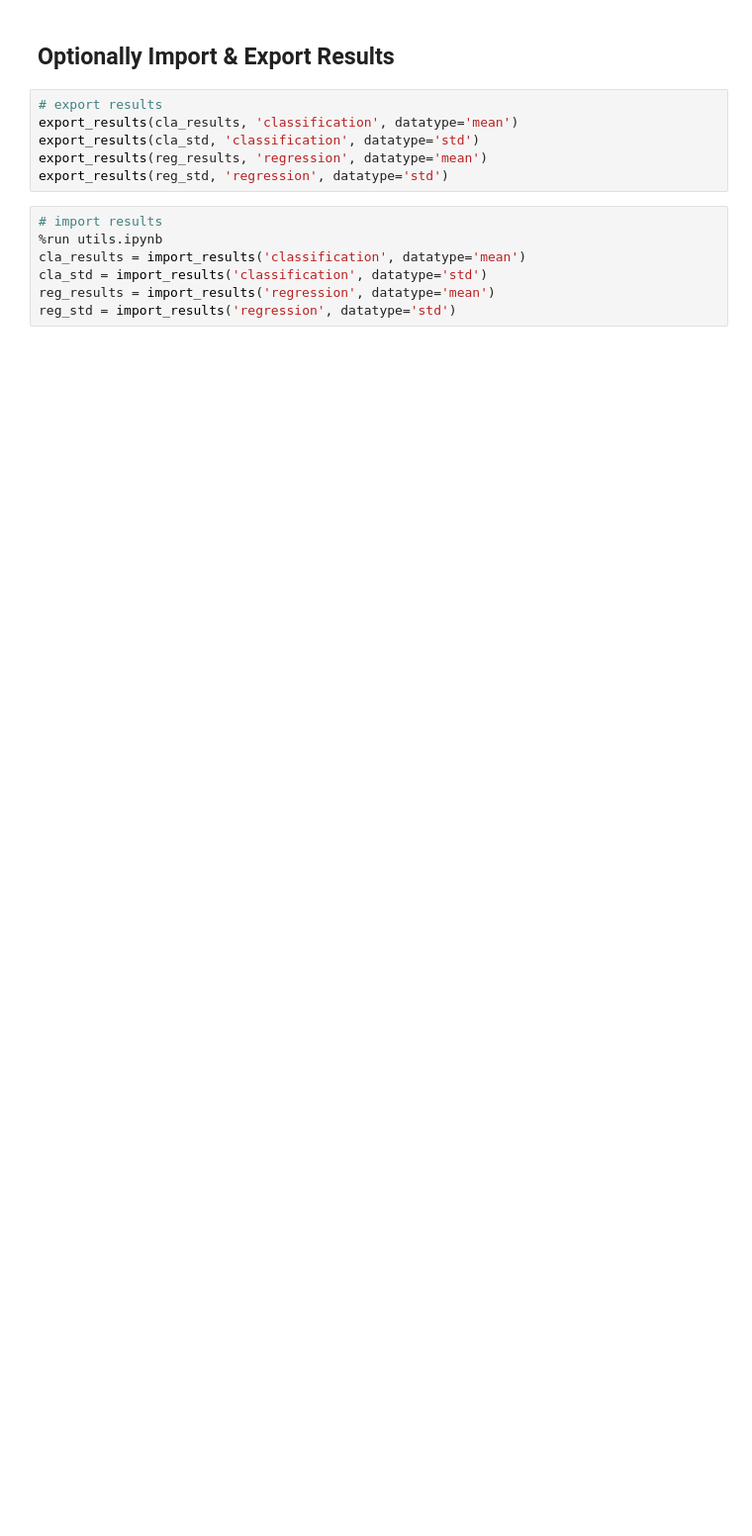
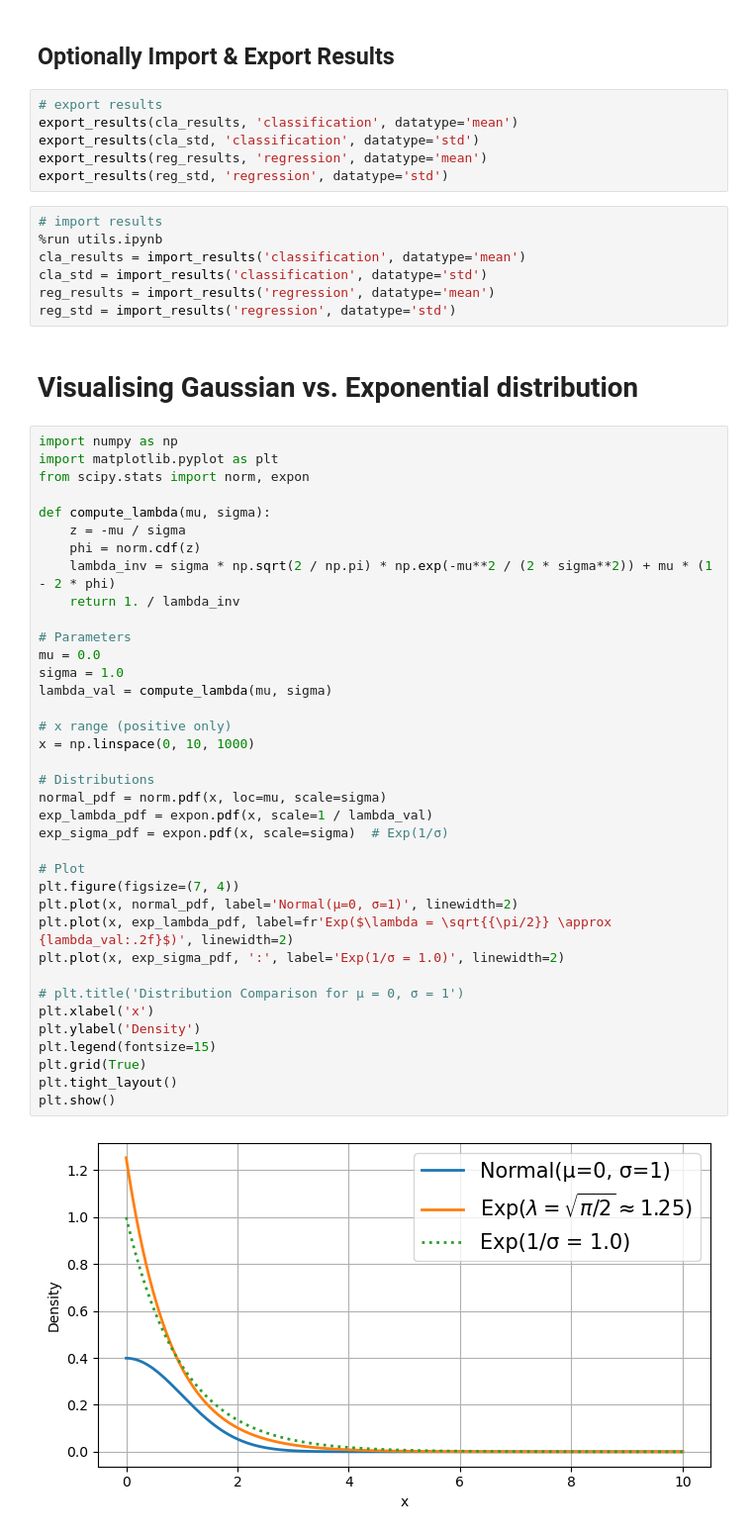
Before and after one commit to 7angel4/VCL-extensions, a Jupyter notebook: experiments.ipynb, the cells around one changed output. Shown at 99% size. Cells and saved outputs as stored; diff of their text form; blank space fills up the shorter version.

```diff
--- a/experiments.ipynb
+++ b/experiments.ipynb
@@ -180,3 +180,44 @@ cla_results = import_results('classification', datatype='mean')
 cla_std = import_results('classification', datatype='std')
 reg_results = import_results('regression', datatype='mean')
 reg_std = import_results('regression', datatype='std')
+# %% [markdown]
+# Visualising Gaussian vs. Exponential distribution
+# %%
+import numpy as np
+import matplotlib.pyplot as plt
+from scipy.stats import norm, expon
+
+def compute_lambda(mu, sigma):
+    z = -mu / sigma
+    phi = norm.cdf(z)
+    lambda_inv = sigma * np.sqrt(2 / np.pi) * np.exp(-mu**2 / (2 * sigma**2)) + mu * (1 - 2 * phi)
+    return 1. / lambda_inv
+
+# Parameters
+mu = 0.0
+sigma = 1.0
+lambda_val = compute_lambda(mu, sigma)
+
+# x range (positive only)
+x = np.linspace(0, 10, 1000)
+
+# Distributions
+normal_pdf = norm.pdf(x, loc=mu, scale=sigma)
+exp_lambda_pdf = expon.pdf(x, scale=1 / lambda_val)
+exp_sigma_pdf = expon.pdf(x, scale=sigma)  # Exp(1/σ)
+
+# Plot
+plt.figure(figsize=(7, 4))
+plt.plot(x, normal_pdf, label='Normal(μ=0, σ=1)', linewidth=2)
+plt.plot(x, exp_lambda_pdf, label=fr'Exp($\lambda = \sqrt{{\pi/2}} \approx {lambda_val:.2f}$)', linewidth=2)
+plt.plot(x, exp_sigma_pdf, ':', label='Exp(1/σ = 1.0)', linewidth=2)
+
+# plt.title('Distribution Comparison for μ = 0, σ = 1')
+plt.xlabel('x')
+plt.ylabel('Density')
+plt.legend(fontsize=15)
+plt.grid(True)
+plt.tight_layout()
+plt.show()
+# %% [output]
+[figure, added]
```
Also changed, not shown: parts of 8 cells of this notebook, 7 other files.
